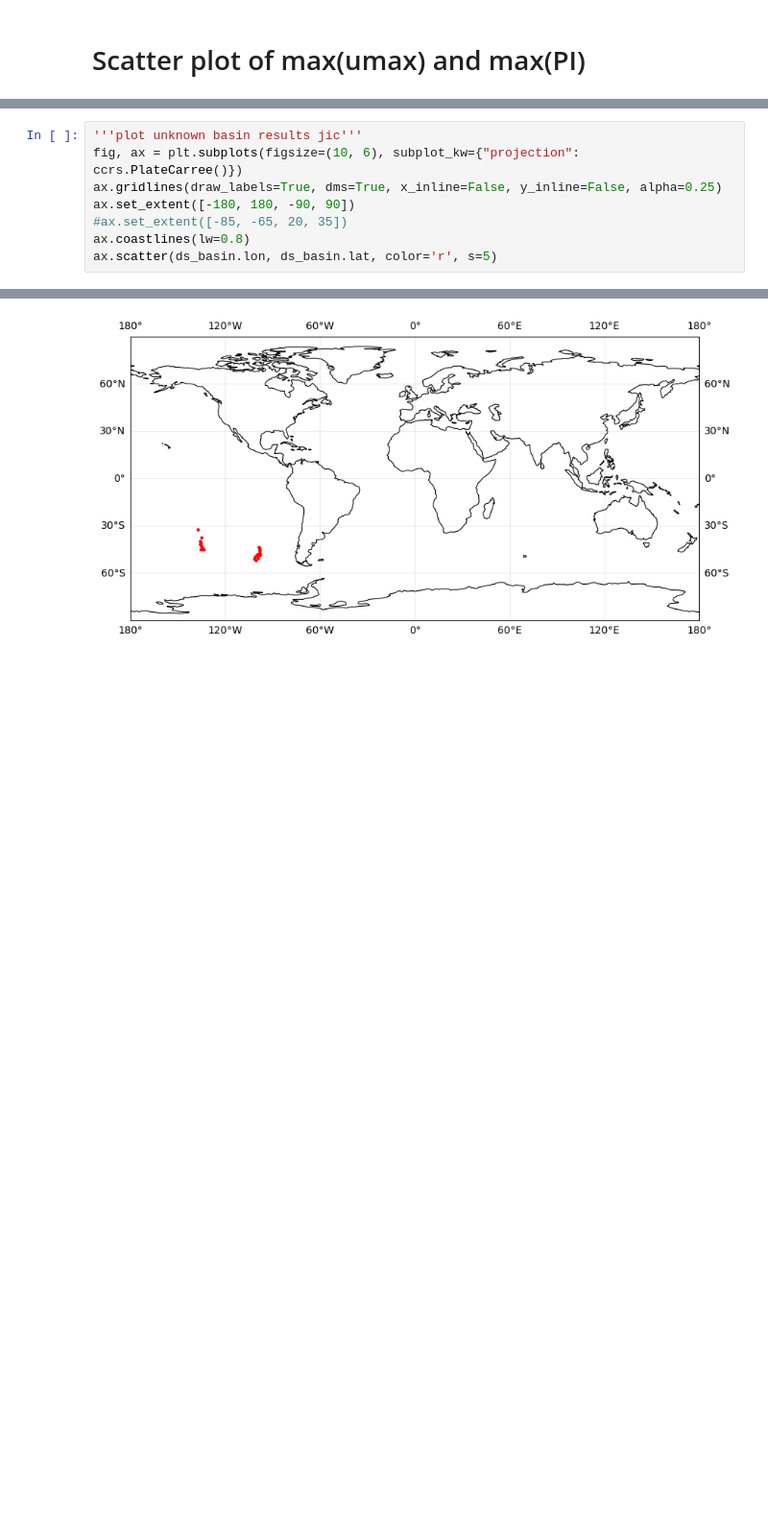
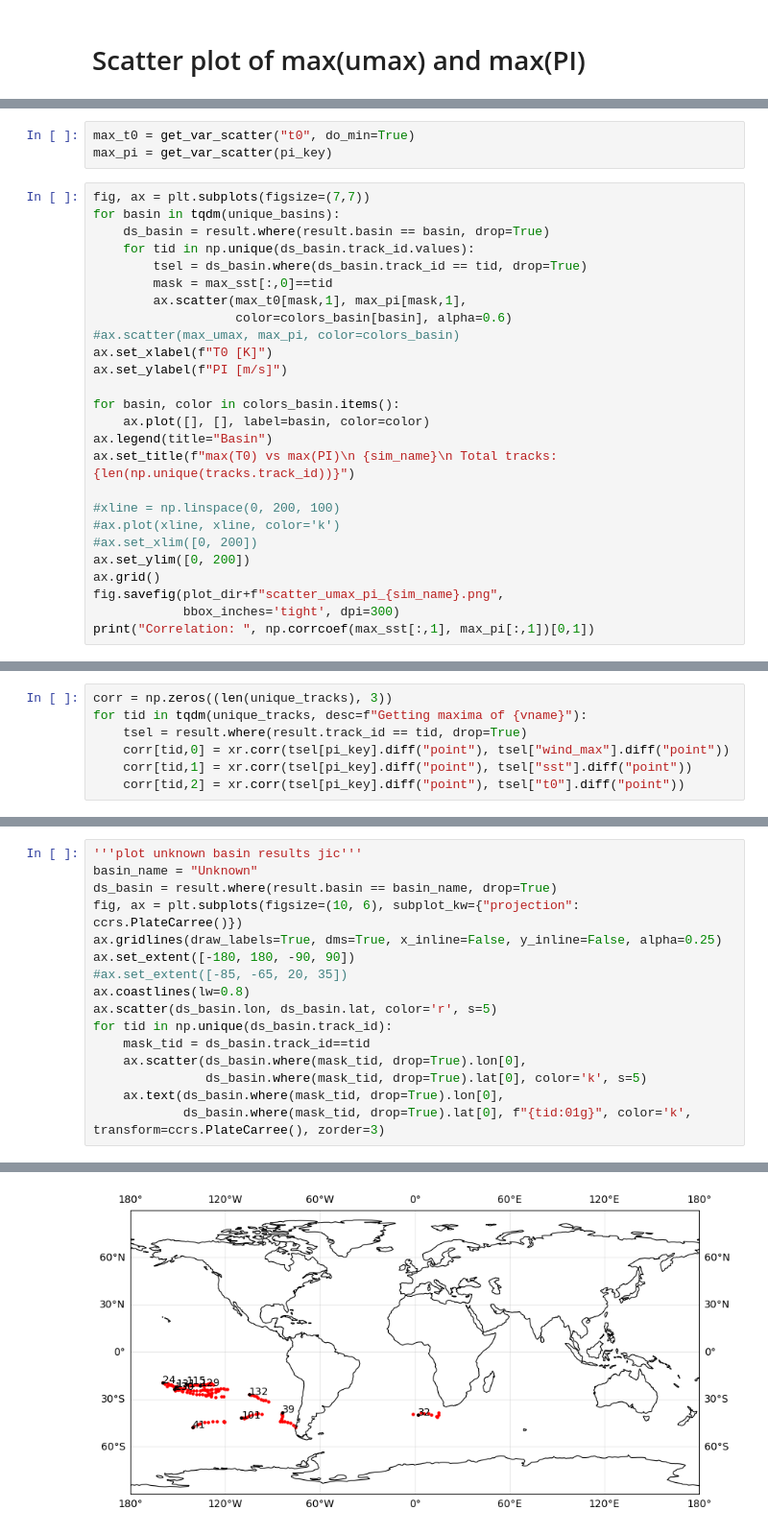
Before and after one commit to alex-1322/hk25-teams, a Jupyter notebook: hk25-TropCyc/notebooks/PI_track.ipynb, the cells around one changed output, grey strips where cells are left out. Shown: that part at 96% size. Drawn from its saved outputs; the diff is of its cells as text; blank space fills up the shorter version.

```diff
--- a/hk25-TropCyc/notebooks/PI_track.ipynb
+++ b/hk25-TropCyc/notebooks/PI_track.ipynb
@@ -372,0 +703,29 @@ fig.savefig(plot_dir+f"scatter_umax_pi_{sim_name}.png",
+# %%
+max_t0 = get_var_scatter("t0", do_min=True)
+max_pi = get_var_scatter(pi_key)
+# %%
+fig, ax = plt.subplots(figsize=(7,7))
+for basin in tqdm(unique_basins):
+    ds_basin = result.where(result.basin == basin, drop=True)
+    for tid in np.unique(ds_basin.track_id.values):
+        tsel = ds_basin.where(ds_basin.track_id == tid, drop=True)
+        mask = max_sst[:,0]==tid
+        ax.scatter(max_t0[mask,1], max_pi[mask,1],
+                   color=colors_basin[basin], alpha=0.6)
+#ax.scatter(max_umax, max_pi, color=colors_basin)
+ax.set_xlabel(f"T0 [K]")
+ax.set_ylabel(f"PI [m/s]")
+
+for basin, color in colors_basin.items():
+    ax.plot([], [], label=basin, color=color)
+ax.legend(title="Basin")
+ax.set_title(f"max(T0) vs max(PI)\n {sim_name}\n Total tracks: {len(np.unique(tracks.track_id))}")
+
+#xline = np.linspace(0, 200, 100)
+#ax.plot(xline, xline, color='k')
+#ax.set_xlim([0, 200])
+ax.set_ylim([0, 200])
+ax.grid()
+fig.savefig(plot_dir+f"scatter_umax_pi_{sim_name}.png",
+            bbox_inches='tight', dpi=300)
+print("Correlation: ", np.corrcoef(max_sst[:,1], max_pi[:,1])[0,1])
@@ -372,0 +737,7 @@ fig.savefig(plot_dir+f"scatter_umax_pi_{sim_name}.png",
+# %%
+corr = np.zeros((len(unique_tracks), 3))
+for tid in tqdm(unique_tracks, desc=f"Getting maxima of {vname}"):
+    tsel = result.where(result.track_id == tid, drop=True)
+    corr[tid,0] = xr.corr(tsel[pi_key].diff("point"), tsel["wind_max"].diff("point"))
+    corr[tid,1] = xr.corr(tsel[pi_key].diff("point"), tsel["sst"].diff("point"))
+    corr[tid,2] = xr.corr(tsel[pi_key].diff("point"), tsel["t0"].diff("point"))
@@ -373,9 +754,17 @@ fig.savefig(plot_dir+f"scatter_umax_pi_{sim_name}.png",
 # %%
 '''plot unknown basin results jic'''
+basin_name = "Unknown"
+ds_basin = result.where(result.basin == basin_name, drop=True)
 fig, ax = plt.subplots(figsize=(10, 6), subplot_kw={"projection": ccrs.PlateCarree()})
 ax.gridlines(draw_labels=True, dms=True, x_inline=False, y_inline=False, alpha=0.25)
 ax.set_extent([-180, 180, -90, 90])
 #ax.set_extent([-85, -65, 20, 35])
 ax.coastlines(lw=0.8)
 ax.scatter(ds_basin.lon, ds_basin.lat, color='r', s=5)
+for tid in np.unique(ds_basin.track_id):
+    mask_tid = ds_basin.track_id==tid
+    ax.scatter(ds_basin.where(mask_tid, drop=True).lon[0],
+               ds_basin.where(mask_tid, drop=True).lat[0], color='k', s=5)
+    ax.text(ds_basin.where(mask_tid, drop=True).lon[0],
+            ds_basin.where(mask_tid, drop=True).lat[0], f"{tid:01g}", color='k', transform=ccrs.PlateCarree(), zorder=3)
 # %% [output]
@@ -383 +771 @@ ax.scatter(ds_basin.lon, ds_basin.lat, color='r', s=5)
-[figure, old version]
+[figure, new version]
```
Also changed, not shown: parts of 29 cells of this notebook, 7 other files.
